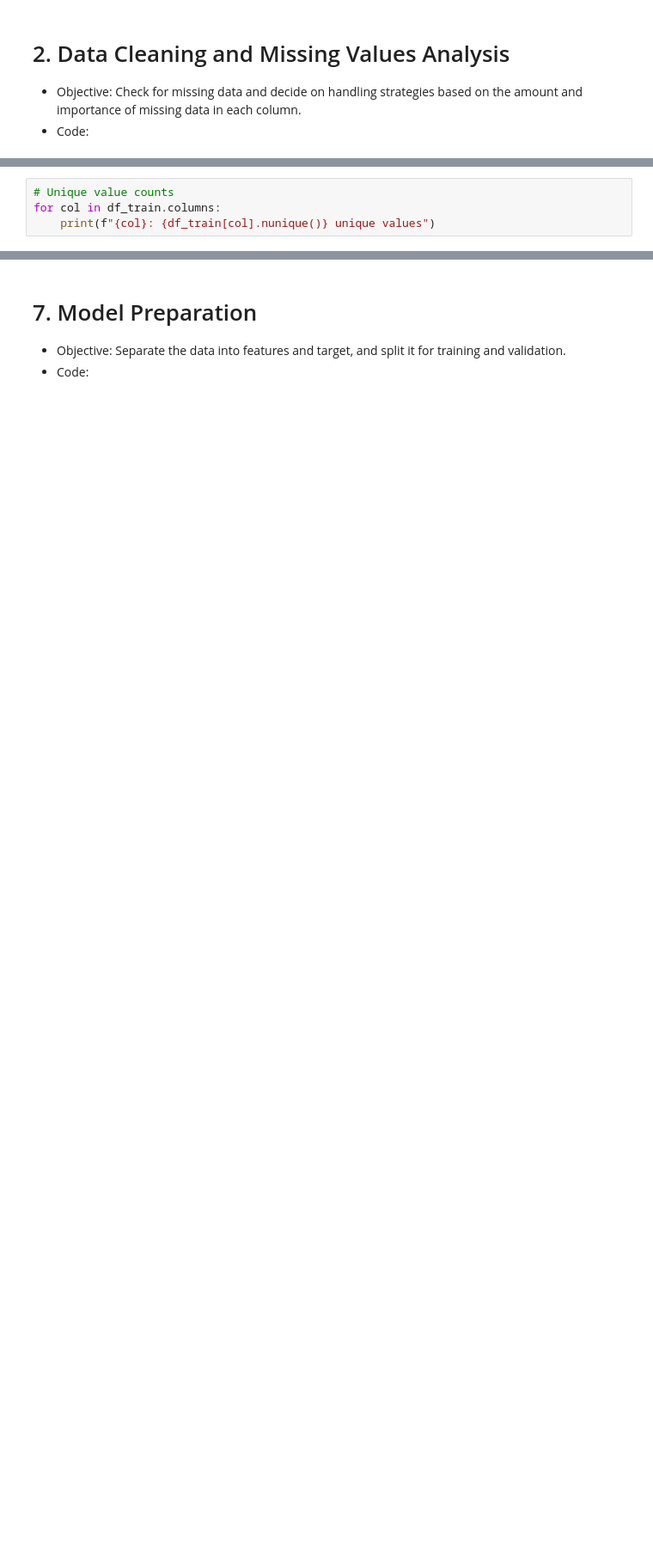
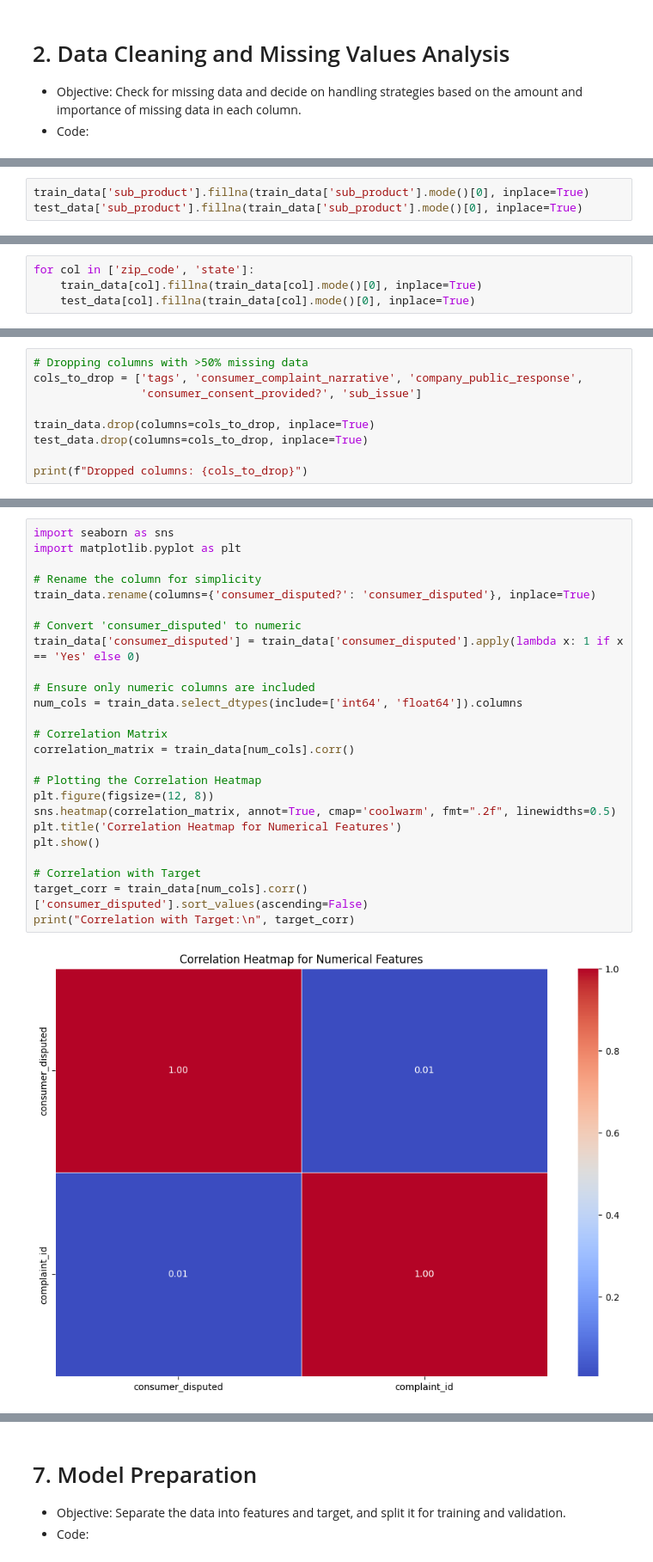
Before and after one commit to DarnasiMadhanMohan/DataScience_Projects, a Jupyter notebook: Consumer_Complaint_resolution/Project.ipynb, the cells around one changed output, grey strips where cells are left out. Shown at 86% size. Drawn from its saved outputs; the diff is of its cells as text; blank space fills up the shorter version.

Commit message:
Consumer Complaint

```diff
--- a/Consumer_Complaint_resolution/Project.ipynb
+++ b/Consumer_Complaint_resolution/Project.ipynb
@@ -141,4 +107,0 @@ dtype: bool
-# %%
-# Unique value counts
-for col in df_train.columns:
-    print(f"{col}: {df_train[col].nunique()} unique values")
@@ -595,0 +126,3 @@ Explanation of Changes
+# %%
+train_data['sub_product'].fillna(train_data['sub_product'].mode()[0], inplace=True)
+test_data['sub_product'].fillna(train_data['sub_product'].mode()[0], inplace=True)
@@ -595,0 +142,4 @@ Explanation of Changes
+# %%
+for col in ['zip_code', 'state']:
+    train_data[col].fillna(train_data[col].mode()[0], inplace=True)
+    test_data[col].fillna(train_data[col].mode()[0], inplace=True)
@@ -595,0 +159,9 @@ Explanation of Changes
+# %%
+# Dropping columns with >50% missing data
+cols_to_drop = ['tags', 'consumer_complaint_narrative', 'company_public_response',
+                'consumer_consent_provided?', 'sub_issue']
+
+train_data.drop(columns=cols_to_drop, inplace=True)
+test_data.drop(columns=cols_to_drop, inplace=True)
+
+print(f"Dropped columns: {cols_to_drop}")
@@ -595,0 +202,27 @@ Explanation of Changes
+# %%
+import seaborn as sns
+import matplotlib.pyplot as plt
+
+# Rename the column for simplicity
+train_data.rename(columns={'consumer_disputed?': 'consumer_disputed'}, inplace=True)
+
+# Convert 'consumer_disputed' to numeric
+train_data['consumer_disputed'] = train_data['consumer_disputed'].apply(lambda x: 1 if x == 'Yes' else 0)
+
+# Ensure only numeric columns are included
+num_cols = train_data.select_dtypes(include=['int64', 'float64']).columns
+
+# Correlation Matrix
+correlation_matrix = train_data[num_cols].corr()
+
+# Plotting the Correlation Heatmap
+plt.figure(figsize=(12, 8))
+sns.heatmap(correlation_matrix, annot=True, cmap='coolwarm', fmt=".2f", linewidths=0.5)
+plt.title('Correlation Heatmap for Numerical Features')
+plt.show()
+
+# Correlation with Target
+target_corr = train_data[num_cols].corr()['consumer_disputed'].sort_values(ascending=False)
+print("Correlation with Target:\n", target_corr)
+# %% [output]
+[figure, added]
```
Also changed, not shown: parts of 123 cells of this notebook, 2 other files.
